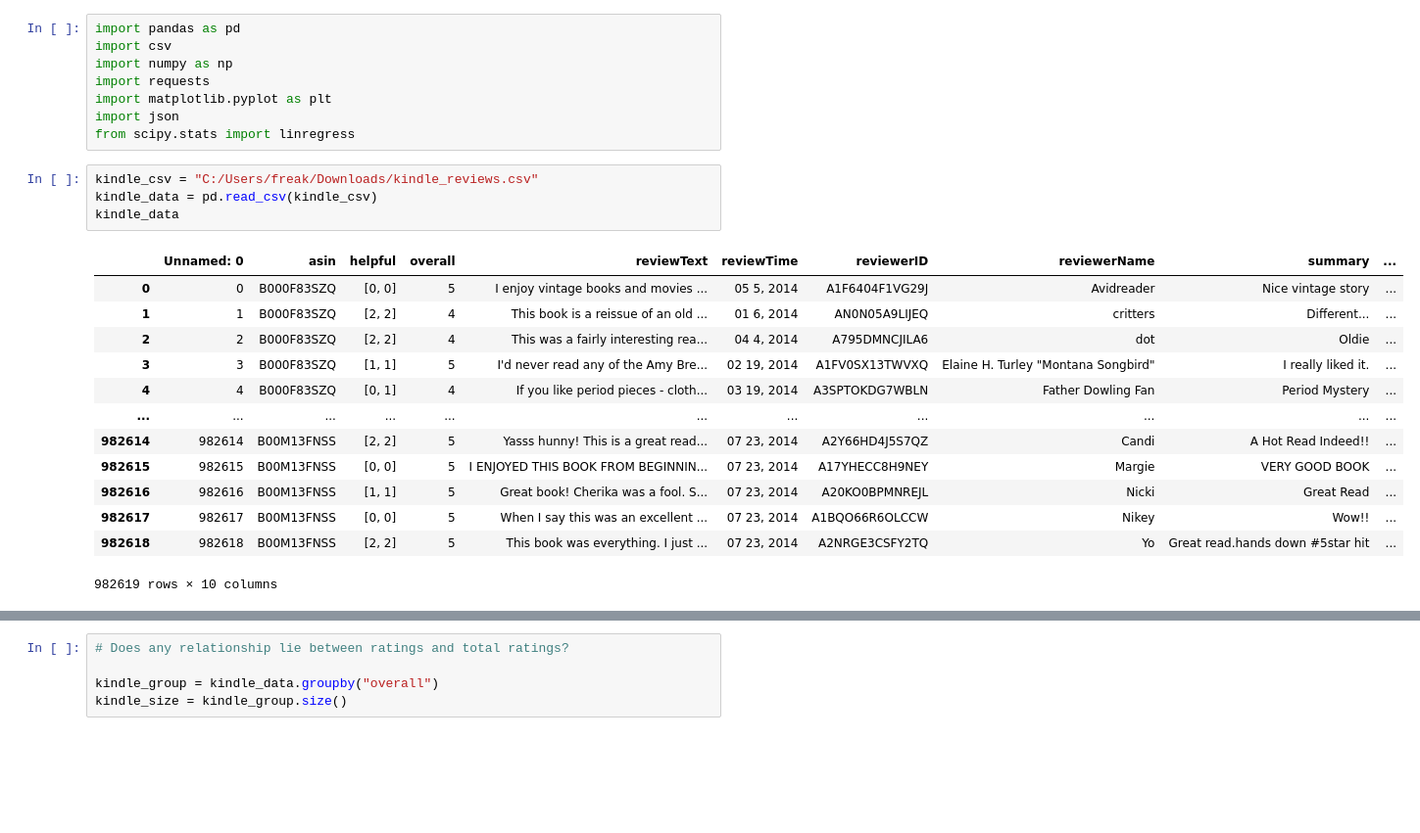
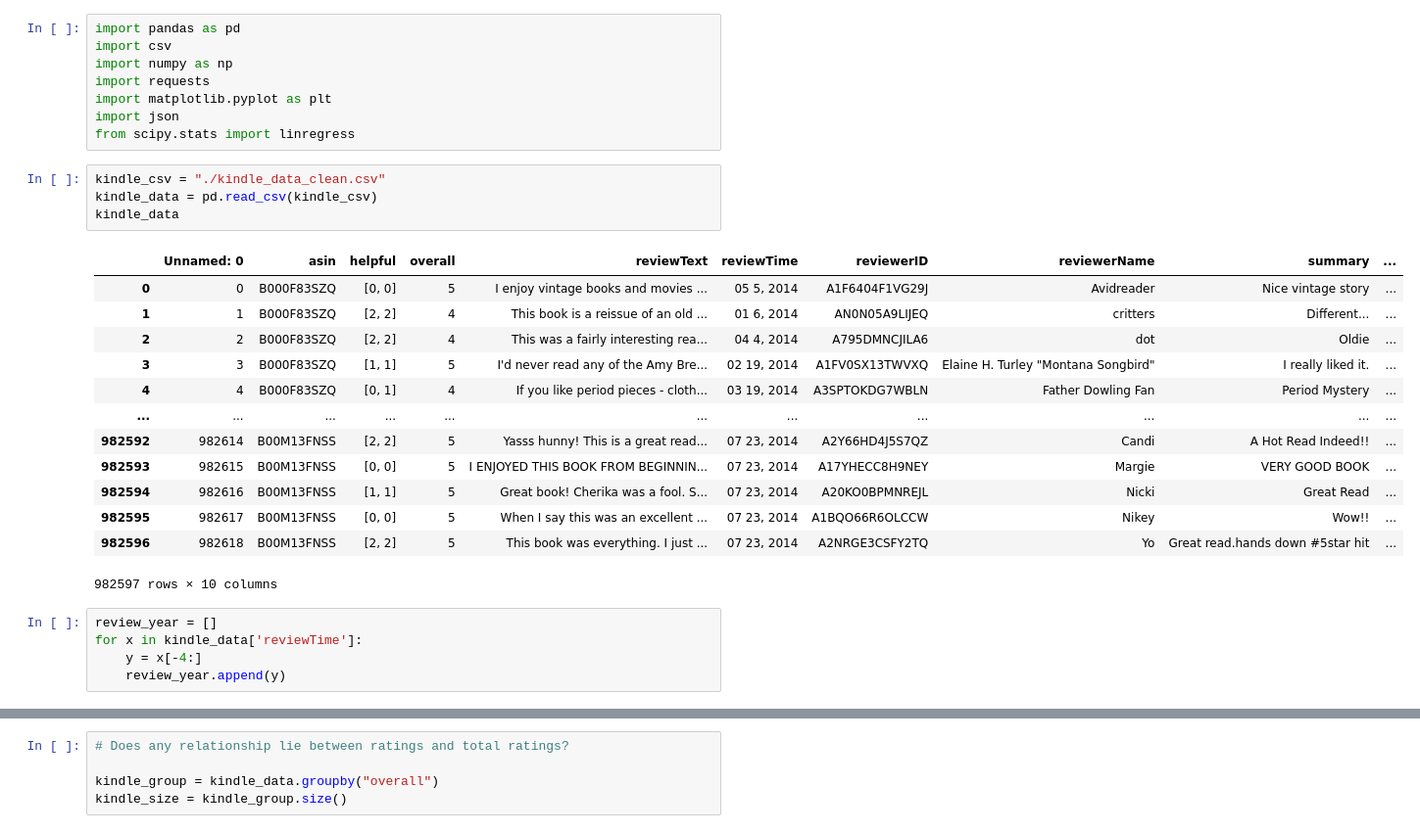
Before and after one commit to JoshSniderman/Merge, a Jupyter notebook: AmazonBooks.ipynb, the cells around one changed output, grey strips where cells are left out. Shown at 98% size. Cells and saved outputs as stored; diff of their text form; blank space fills up the shorter version.

```diff
--- a/AmazonBooks.ipynb
+++ b/AmazonBooks.ipynb
@@ -7,20 +7,25 @@ import matplotlib.pyplot as plt
 import json
 from scipy.stats import linregress
 # %%
-kindle_csv = "C:/Users/freak/Downloads/kindle_reviews.csv"
+kindle_csv = "./kindle_data_clean.csv"
 kindle_data = pd.read_csv(kindle_csv)
 kindle_data
 # %% [output]
 |  | Unnamed: 0 | asin | helpful | overall | reviewText | reviewTime | reviewerID | reviewerName | summary | ... |
 | 0 | 0 | B000F83SZQ | [0, 0] | 5 | I enjoy vintage books and movies ... | 05 5, 2014 | A1F6404F1VG29J | Avidreader | Nice vintage story | ... |
 | 1 | 1 | B000F83SZQ | [2, 2] | 4 | This book is a reissue of an old ... | 01 6, 2014 | AN0N05A9LIJEQ | critters | Different... | ... |
 | 2 | 2 | B000F83SZQ | [2, 2] | 4 | This was a fairly interesting rea... | 04 4, 2014 | A795DMNCJILA6 | dot | Oldie | ... |
 | 3 | 3 | B000F83SZQ | [1, 1] | 5 | I'd never read any of the Amy Bre... | 02 19, 2014 | A1FV0SX13TWVXQ | Elaine H. Turley "Montana Songbird" | I really liked it. | ... |
 | 4 | 4 | B000F83SZQ | [0, 1] | 4 | If you like period pieces - cloth... | 03 19, 2014 | A3SPTOKDG7WBLN | Father Dowling Fan | Period Mystery | ... |
 | ... | ... | ... | ... | ... | ... | ... | ... | ... | ... | ... |
-| 982614 | 982614 | B00M13FNSS | [2, 2] | 5 | Yasss hunny! This is a great read... | 07 23, 2014 | A2Y66HD4J5S7QZ | Candi | A Hot Read Indeed!! | ... |
-| 982615 | 982615 | B00M13FNSS | [0, 0] | 5 | I ENJOYED THIS BOOK FROM BEGINNIN... | 07 23, 2014 | A17YHECC8H9NEY | Margie | VERY GOOD BOOK | ... |
-| 982616 | 982616 | B00M13FNSS | [1, 1] | 5 | Great book! Cherika was a fool. S... | 07 23, 2014 | A20KO0BPMNREJL | Nicki | Great Read | ... |
-| 982617 | 982617 | B00M13FNSS | [0, 0] | 5 | When I say this was an excellent ... | 07 23, 2014 | A1BQO66R6OLCCW | Nikey | Wow!! | ... |
-| 982618 | 982618 | B00M13FNSS | [2, 2] | 5 | This book was everything. I just ... | 07 23, 2014 | A2NRGE3CSFY2TQ | Yo | Great read.hands down #5star hit | ... |
+| 982592 | 982614 | B00M13FNSS | [2, 2] | 5 | Yasss hunny! This is a great read... | 07 23, 2014 | A2Y66HD4J5S7QZ | Candi | A Hot Read Indeed!! | ... |
+| 982593 | 982615 | B00M13FNSS | [0, 0] | 5 | I ENJOYED THIS BOOK FROM BEGINNIN... | 07 23, 2014 | A17YHECC8H9NEY | Margie | VERY GOOD BOOK | ... |
+| 982594 | 982616 | B00M13FNSS | [1, 1] | 5 | Great book! Cherika was a fool. S... | 07 23, 2014 | A20KO0BPMNREJL | Nicki | Great Read | ... |
+| 982595 | 982617 | B00M13FNSS | [0, 0] | 5 | When I say this was an excellent ... | 07 23, 2014 | A1BQO66R6OLCCW | Nikey | Wow!! | ... |
+| 982596 | 982618 | B00M13FNSS | [2, 2] | 5 | This book was everything. I just ... | 07 23, 2014 | A2NRGE3CSFY2TQ | Yo | Great read.hands down #5star hit | ... |
-982619 rows × 10 columns
+982597 rows × 10 columns
+# %%
+review_year = []
+for x in kindle_data['reviewTime']:
+    y = x[-4:]
+    review_year.append(y)
```
Also changed, not shown: parts of 10 cells of this notebook, 8 other files.
